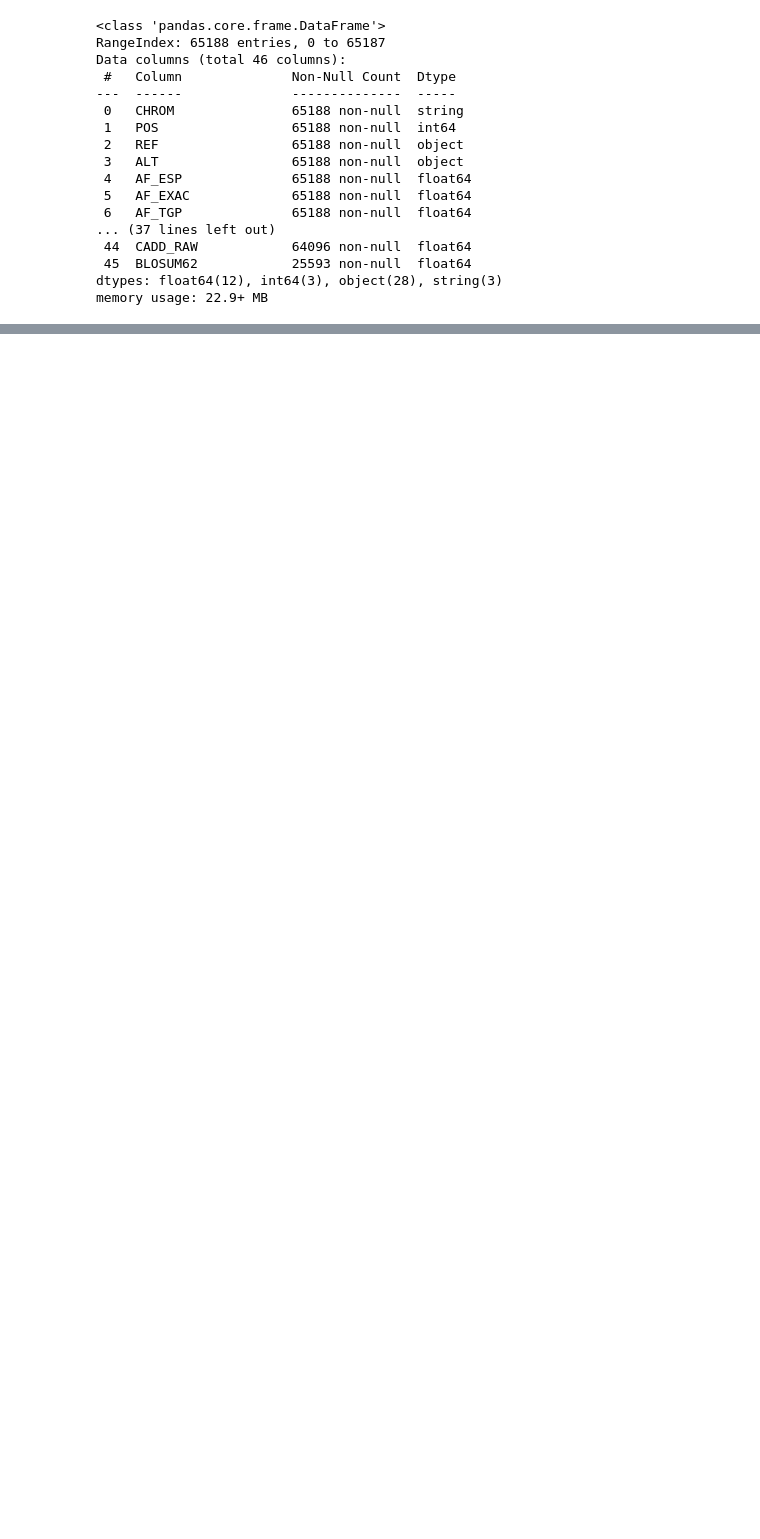
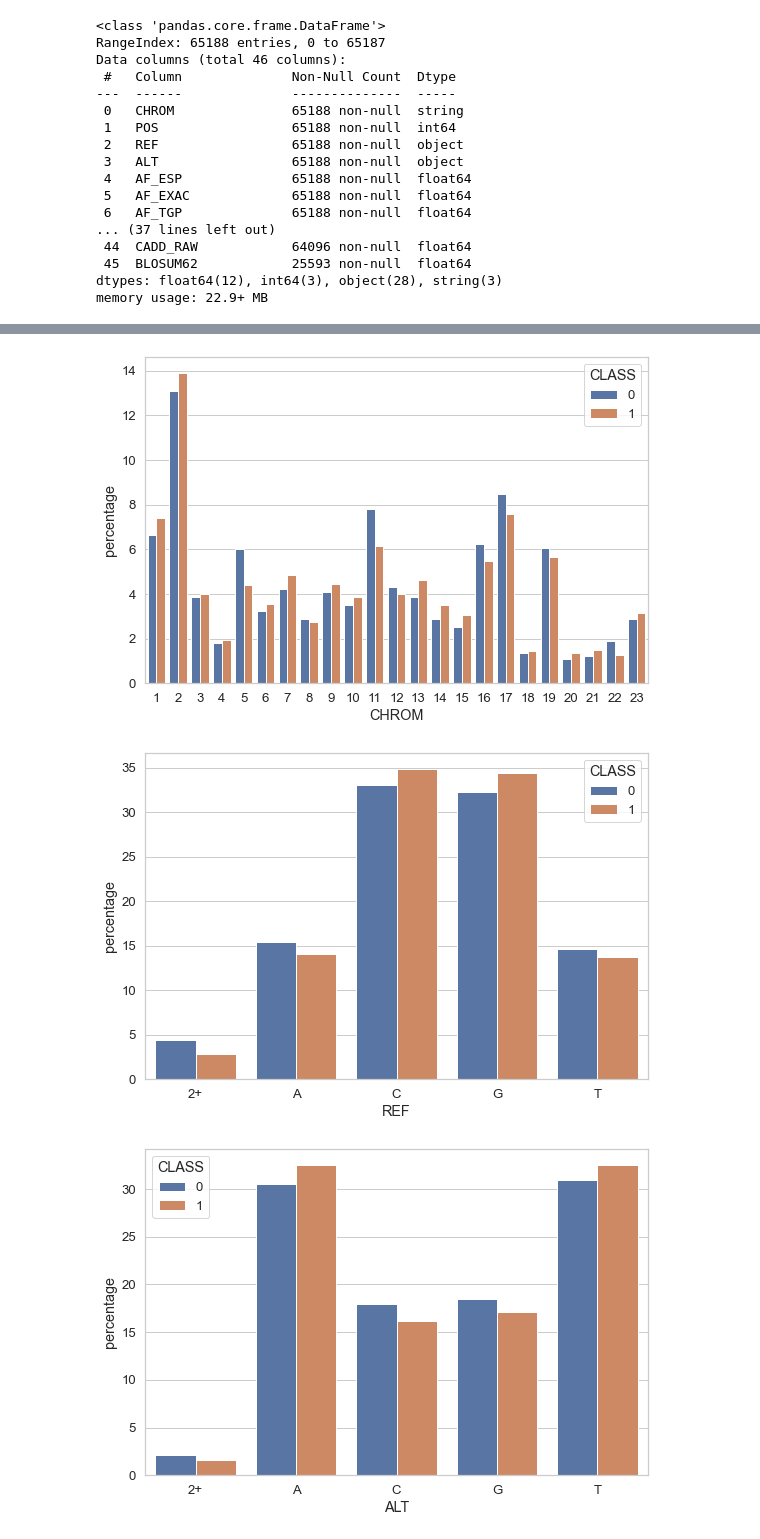
Before and after one commit to nkinnaird/GeneticVariantClassification, a Jupyter notebook: code/initialEDA.ipynb, the cells around one changed output, grey strips where cells are left out. Cells and saved outputs as stored; diff of their text form; code cells hidden in the pictures; blank space fills up the shorter version.

```diff
--- a/code/initialEDA.ipynb
+++ b/code/initialEDA.ipynb
@@ -119,0 +133,16 @@ encoded_df
+# %%
+# check categorical variables vs conflicting or not to try and find some predictive features - do this before encoding so there are less plots to make
+for col in reduced_df.columns:
+    if(col == 'CLASS'): continue
+    plt.figure()
+    counts = (reduced_df.groupby(['CLASS'])[col]
+                     .value_counts(normalize=True)
+                     .rename('percentage')
+                     .mul(100)
+                     .reset_index()
+                     .sort_values(col))
+    sns.barplot(x=col, y="percentage", hue="CLASS", data=counts)
+# %% [output]
+[figure, added]
+[figure, added]
+[figure, added]
```
Also changed, not shown: parts of 10 cells of this notebook.
